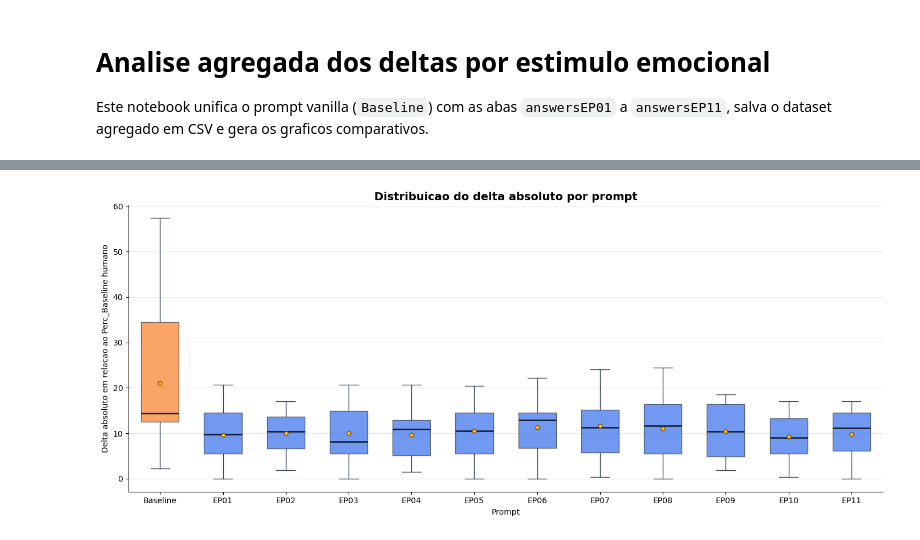
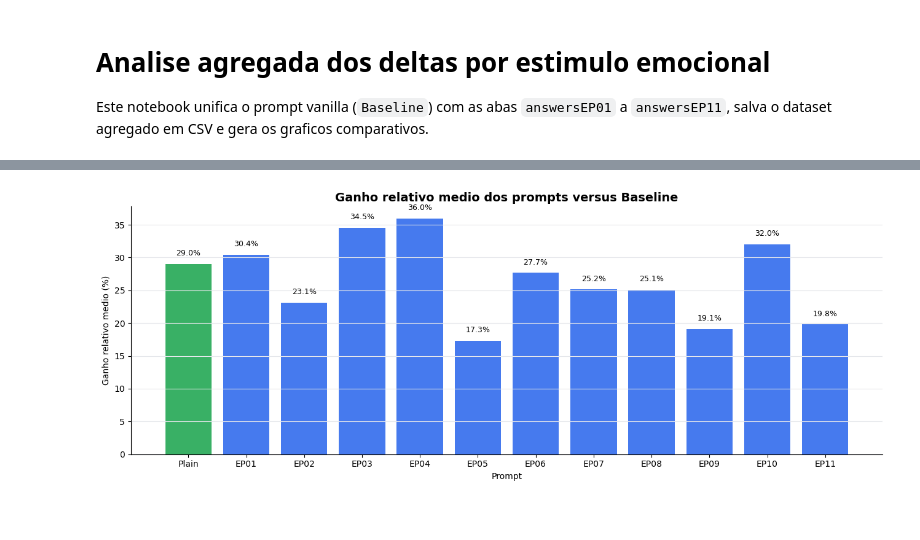
Before and after one commit to lucas-ricieri/gpt-emotional-stimulus, a Jupyter notebook: scripts/main.ipynb, the cells around one changed output, grey strips where cells are left out. Drawn from its saved outputs; the diff is of its cells as text; code cells hidden in the pictures.

Commit message:
fix plain results

```diff
--- a/scripts/main.ipynb
+++ b/scripts/main.ipynb
@@ -17,18 +17,24 @@ PROJECT_ROOT = CURRENT_DIR if (CURRENT_DIR / "stimulus_answers").exists() else C
 
 STIMULUS_FILE = PROJECT_ROOT / "stimulus_answers" / "1_stimulus.xlsx"
 VANILLA_FILE = PROJECT_ROOT / "original_answers" / "1_original.xlsx"
+PLAIN_FILE = PROJECT_ROOT / "plain_answers" / "1_plain.xlsx"
 OUTPUT_CSV = PROJECT_ROOT / "scripts" / "1_results_stimulus_aggregated.csv"
 
 EP_SHEETS = [f"answersEP{i:02d}" for i in range(1, 12)]
 EP_LABELS = [f"EP{i:02d}" for i in range(1, 12)]
-PLOT_ORDER = ["Baseline", *EP_LABELS]
+REFERENCE_LABELS = ["Baseline", "Plain"]
+PLOT_ORDER = [*REFERENCE_LABELS, *EP_LABELS]
+GAIN_BASELINE_ORDER = ["Plain", *EP_LABELS]
 
 QUESTION_CODE_PATTERN = r"(Q\d+)"
 IGNORED_QUESTIONS = {"Q3", "Q4"}
 
 COLORS = {
     "baseline": "#F97316",
+    "plain": "#16A34A",
     "ep": "#2563EB",
+    "purple": "#7E22CE",
+    "negative": "#DC2626",
     "grid": "#E5E7EB",
     "text": "#111827",
 }
@@ -201,37 +255,33 @@ display(relative_gain_summary)
 # %%
-fig, ax = plt.subplots(figsize=(14, 6))
+fig, ax = plt.subplots(figsize=(13, 5))
 
-box_values = [
-    results_aggregated.loc[results_aggregated["Prompt"] == prompt, "Delta_Absolute"].dropna().to_numpy()
-    for prompt in PLOT_ORDER
-]
+plot_data = relative_gain_baseline_summary.reset_index().rename(columns={"Prompt": "Prompt_Label"})
+bar_colors = []
+for _, row in plot_data.iterrows():
+    if row["Prompt_Label"] == "Plain":
+        bar_colors.append(COLORS["plain"])
+    elif row["mean_relative_gain"] < 0:
+        bar_colors.append(COLORS["negative"])
+    else:
+        bar_colors.append(COLORS["ep"])
 
-boxplot = ax.boxplot(
-    box_values,
-    tick_labels=PLOT_ORDER,
-    patch_artist=True,
-    showmeans=True,
-    widths=0.6,
-    meanprops={"marker": "o", "markerfacecolor": "#FACC15", "markeredgecolor": "#92400E", "markersize": 5},
-    medianprops={"color": COLORS["text"], "linewidth": 1.8},
-    whiskerprops={"color": "#374151"},
-    capprops={"color": "#374151"},
-)
-
-for index, box in enumerate(boxplot["boxes"]):
-    color = COLORS["baseline"] if PLOT_ORDER[index] == "Baseline" else COLORS["ep"]
-    box.set_facecolor(color)
-    box.set_alpha(0.65)
-    box.set_edgecolor("#1F2937")
-
-ax.set_title("Distribuicao do delta absoluto por prompt", fontsize=14, weight="bold")
+ax.bar(plot_data["Prompt_Label"], plot_data["mean_relative_gain"], color=bar_colors, alpha=0.85)
+ax.axhline(0, color=COLORS["text"], linewidth=1)
+ax.set_title("Ganho relativo medio dos prompts versus Baseline", fontsize=14, weight="bold")
 ax.set_xlabel("Prompt")
-ax.set_ylabel("Delta absoluto em relacao ao Perc_Baseline humano")
+ax.set_ylabel("Ganho relativo medio (%)")
 ax.grid(axis="y", color=COLORS["grid"], linewidth=0.8)
 ax.spines["top"].set_visible(False)
 ax.spines["right"].set_visible(False)
-plt.xticks(rotation=0)
+
+for index, row in plot_data.iterrows():
+    value = row["mean_relative_gain"]
+    if pd.notna(value):
+        va = "bottom" if value >= 0 else "top"
+        offset = 1.0 if value >= 0 else -1.0
+        ax.text(index, value + offset, f"{value:.1f}%", ha="center", va=va, fontsize=9)
+
 plt.tight_layout()
 plt.show()
 # %% [output]
-[figure, old version]
+[figure, new version]
```
Also changed, not shown: parts of 4 cells of this notebook, 1 other file.
